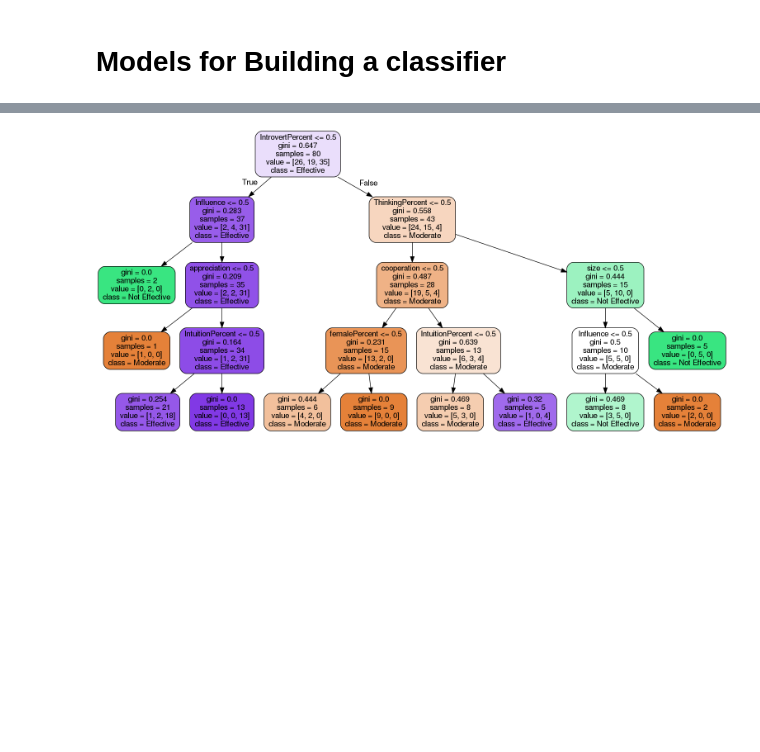
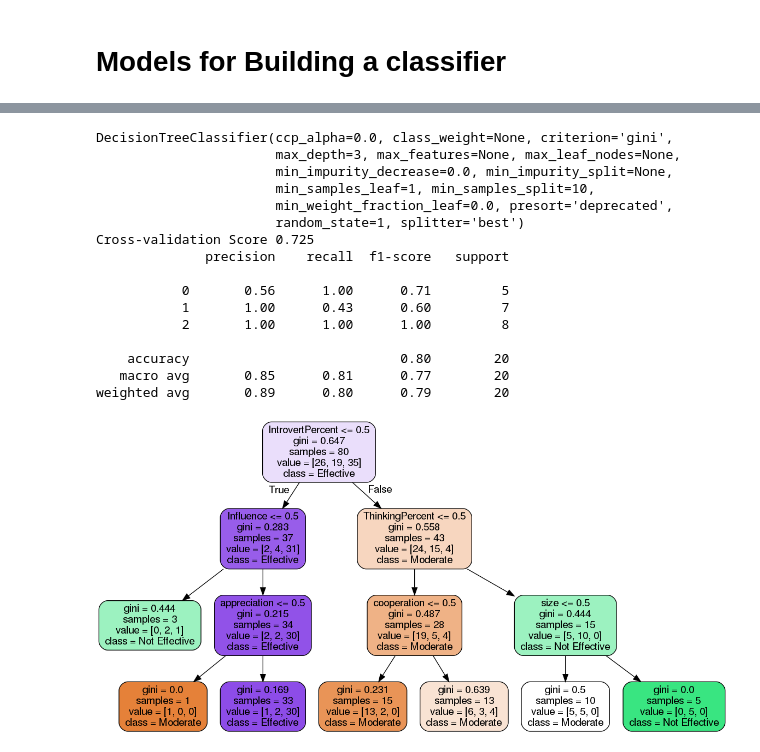
Before and after one commit to Nimisha-V-Arun/Team-Performance-Prediction, a Jupyter notebook: Prediction.ipynb, the cells around one changed output, grey strips where cells are left out. Saved outputs shown, nothing was run; the diff lists cells and outputs as text; code cells hidden in the pictures; blank space fills up the shorter version.

Commit message:
final model is updated

```diff
--- a/Prediction.ipynb
+++ b/Prediction.ipynb
@@ -165,16 +166,7 @@ def preprocessing(data,opParams):
     categorical.drop(['Gender', 'Personality', 'EI', 'SI', 'TF', 'JP',
            'workedEarlier','workAgain','Temperament'],axis = 1,inplace = True)
 
-    '''
-    # Convert the percentage to categories
-    splitToThree(categorical,'femalePercent',33,50,['FPLow','FPLow','FPHigh'])
-    splitToThree(categorical,'IntrovertPercent',33,50,['IELow','IELow','IEHigh'])
-    splitToThree(categorical,'IntuitionPercent',33,50,['INLow','INLow','INHigh'])
-    splitToThree(categorical,'ThinkingPercent',33,50,['TFLow','TFLow','TFHigh'])
-    splitToThree(categorical,'JudgementPercent',33,50,['JPLow','JPLow','JPHigh'])
-    splitToThree(categorical,'workedEarlierPercent',33,50,['WELow','WELow','WEHigh'])
-    splitToThree(categorical,'workAgainPercent',33,50,['WALow','WALow','WAHigh'])
-    '''
+
     convertToCategorical(categorical,'femalePercent',50,['FPLow','FPHigh'])
     convertToCategorical(categorical,'IntrovertPercent',50,['IELow','IEHigh'])
     convertToCategorical(categorical,'IntuitionPercent',50,['INLow','INHigh'])
@@ -346,7 +335,7 @@ def combiningModels(params):
 
     accuracy = dict()
 
-    dt = DecisionTreeClassifier(criterion='gini',random_state = 1,max_depth=4,min_samples_split = 10)
+    dt = DecisionTreeClassifier(criterion='gini',random_state = 1,max_depth=3,min_samples_split = 10)
 
     params = model_building(params,dt)
     accuracy['dt_accuracy'] = params['accuracy']
@@ -361,9 +350,10 @@ def combiningModels(params):
     params = model_building(params,log)
     accuracy['log_accuracy'] = params['accuracy']
 
+
     from sklearn.ensemble import RandomForestClassifier
     rf = RandomForestClassifier(n_estimators = 100,
-                              max_depth = 4,
+                              max_depth = 3,
                               min_samples_split = 10,
                                random_state=1
                               )
@@ -371,7 +361,7 @@ def combiningModels(params):
     accuracy['RF_accuracy'] = params['accuracy']
 
     from sklearn.naive_bayes import MultinomialNB
-    multiNB = MultinomialNB(fit_prior=True)
+    multiNB = MultinomialNB(fit_prior=False)
     params = model_building(params,multiNB)
     accuracy['NB_accuracy'] = params['accuracy']
 
@@ -380,8 +370,10 @@ def combiningModels(params):
     from sklearn.model_selection import RepeatedStratifiedKFold
     from sklearn.ensemble import GradientBoostingClassifier
     gbc = GradientBoostingClassifier(learning_rate = 0.1,
-                                   max_depth = 4,
-                                   min_samples_split=10
+                                   max_depth = 3,
+                                   min_samples_split=10,
+                                     random_state = 1
+
                                     )
     params = model_building(params,gbc)
     accuracy['gbc_accuracy'] = params['accuracy']
@@ -391,7 +383,7 @@ def combiningModels(params):
 
     xgbc = XGBClassifier(
         n_estimators = 100,
-        max_depth=4,
+        max_depth=3,
         min_samples_split=10,
         eta=0.8,
         reg_alpha=0.5,
@@ -401,18 +393,13 @@ def combiningModels(params):
     params = model_building(params,xgbc)
     accuracy['xgbc_accuracy'] = params['accuracy']
 
-    from sklearn.ensemble import BaggingClassifier
-    tree = DecisionTreeClassifier(criterion='gini',max_depth=4)
-    bag = BaggingClassifier(tree, n_estimators=500,
-                            random_state=1,
-
-                           )
-    params = model_building(params,bag)
-    accuracy['bag_accuracy'] = params['accuracy']
 
     # https://scikit-learn.org/stable/modules/generated/sklearn.ensemble.ExtraTreesClassifier.html#sklearn.ensemble.ExtraTreesClassifier
     from sklearn.ensemble import ExtraTreesClassifier
-    etc = ExtraTreesClassifier(n_estimators=100, criterion='gini', max_depth=4, min_samples_split=10, min_samples_leaf=1 )
+    etc = ExtraTreesClassifier(n_estimators=100, criterion='gini',
+                               max_depth=3,
+                               min_samples_split=10,
+                               random_state = 1 )
     params = model_building(params,etc)
     accuracy['etc_accuracy'] = params['accuracy']
 
@@ -424,9 +411,9 @@ def combiningModels(params):
 
     from sklearn.ensemble import VotingClassifier
     #create a dictionary of our models
-    estimators=[('Decision_Tree', dt), ('Random_Forest', rf), ('Bagging_Classifier', knn),('Extra_Trees_Classifier', etc),('Gradient_Boosting_Classifier', gbc),('Extreme_Gradient_Boosting_CLassifier', xgbc),('Multinomial_NB', multiNB),('KNN', knn),('Log_reg', log)]
+    estimators=[('Decision_Tree', dt), ('Random_Forest', rf),('Extra_Trees_Classifier', etc),('Gradient_Boosting_Classifier', gbc),('Extreme_Gradient_Boosting_CLassifier', xgbc),('Multinomial_NB', multiNB),('KNN', knn),('Log_reg', log)]
     #create our voting classifier, inputting our models
-    ensemble = VotingClassifier(estimators, voting='hard')
+    ensemble = VotingClassifier(estimators, voting='soft')
     params = model_building(params,ensemble)
     accuracy['ensemble_accuracy'] = params['accuracy']
 
@@ -439,22 +498,38 @@ pickle.dump(finalModel, open('finalModel.pkl','wb'))
 # %%
 from sklearn.tree import DecisionTreeClassifier
-dt = DecisionTreeClassifier(criterion='gini',random_state = 1,max_depth=4,min_samples_split = 10)
+dt = DecisionTreeClassifier(criterion='gini',random_state = 1,max_depth=3,min_samples_split = 10)
 
 params = model_building(params,dt)
 # create a string input output object
 dot_data = StringIO()
 export_graphviz(params['model'],
                 out_file=dot_data,
                 filled=True,
                 rounded=True,
                 feature_names=params['feature_names'],
                 class_names=params['class_names'])
 
 graph = pydotplus.graph_from_dot_data(dot_data.getvalue())
 graph.write_png('tree.png')
 Image(graph.create_png())
 # %% [output]
+DecisionTreeClassifier(ccp_alpha=0.0, class_weight=None, criterion='gini',
+                       max_depth=3, max_features=None, max_leaf_nodes=None,
+                       min_impurity_decrease=0.0, min_impurity_split=None,
+                       min_samples_leaf=1, min_samples_split=10,
+                       min_weight_fraction_leaf=0.0, presort='deprecated',
+                       random_state=1, splitter='best')
+Cross-validation Score 0.725
+              precision    recall  f1-score   support
+
+           0       0.56      1.00      0.71         5
+           1       1.00      0.43      0.60         7
+           2       1.00      1.00      1.00         8
+
+    accuracy                           0.80        20
+   macro avg       0.85      0.81      0.77        20
+weighted avg       0.89      0.80      0.79        20
-[figure, old version]
+[figure, new version]
 # %%
 accuracy
 # %% [output]
```
Also changed, not shown: parts of 6 cells of this notebook.
